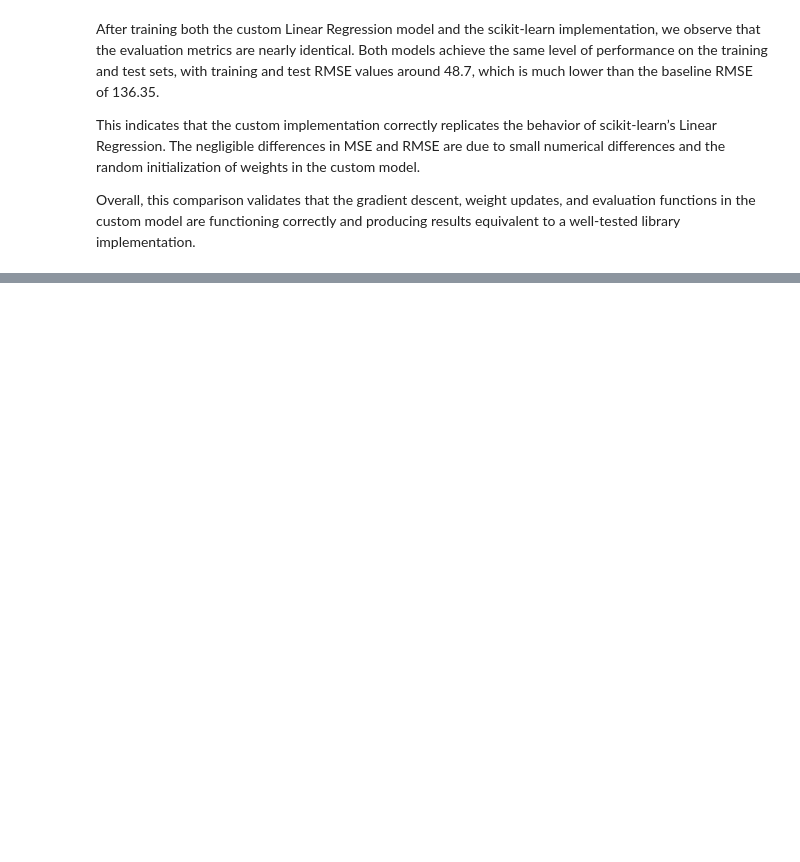
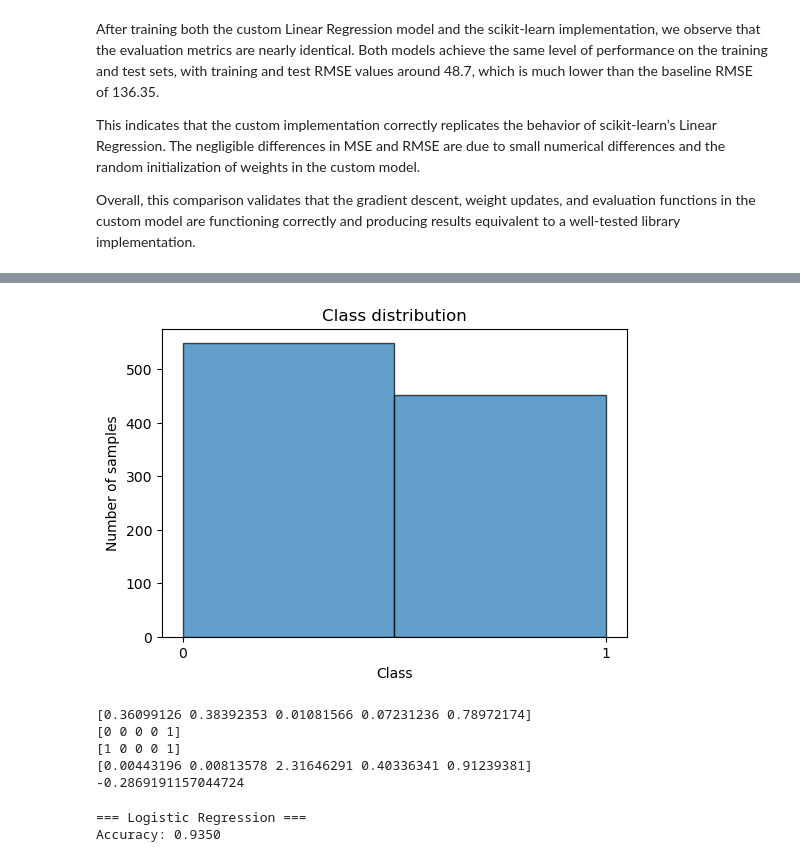
Before and after one commit to Proenca13/AI_Logistic-Linear_Regression, a Jupyter notebook: model_validation.ipynb, the cells around one changed output, grey strips where cells are left out. Cells and saved outputs as stored; diff of their text form; code cells hidden in the pictures; blank space fills up the shorter version.

```diff
--- a/model_validation.ipynb
+++ b/model_validation.ipynb
@@ -514,0 +550,10 @@ Overall, this comparison validates that the gradient descent, weight updates, an
+# %%
+plt.figure(figsize=(6,4))
+plt.hist(y, bins=2, edgecolor='black', alpha=0.7)
+plt.xticks([0, 1])
+plt.xlabel("Class")
+plt.ylabel("Number of samples")
+plt.title("Class distribution")
+plt.show()
+# %% [output]
+[figure, added]
@@ -514,0 +565,31 @@ Overall, this comparison validates that the gradient descent, weight updates, an
+# %%
+model = LogisticRegression(learning_rate=0.1, iterations=1000, lambda_=0)
+model.fit(X_train, y_train)
+y_pred = model.predict(X_test)
+
+threshold = 0.5
+
+# Convert probabilities to class labels
+y_pred_class = (y_pred > threshold).astype(int)
+
+print(y_pred[:5])
+print(y_pred_class[:5])
+print(y_test[:5])
+
+print(model.weights)
+print(model.bias)
+# %% [output]
+[0.36099126 0.38392353 0.01081566 0.07231236 0.78972174]
+[0 0 0 0 1]
+[1 0 0 0 1]
+[0.00443196 0.00813578 2.31646291 0.40336341 0.91239381]
+-0.2869191157044724
+# %%
+# Evaluate model
+accuracy = model.evaluate(X_test, y_test)
+
+print("=== Logistic Regression ===")
+print(f"Accuracy: {accuracy:.4f}")
+# %% [output]
+=== Logistic Regression ===
+Accuracy: 0.9350
```
Also changed, not shown: parts of 18 cells of this notebook.
